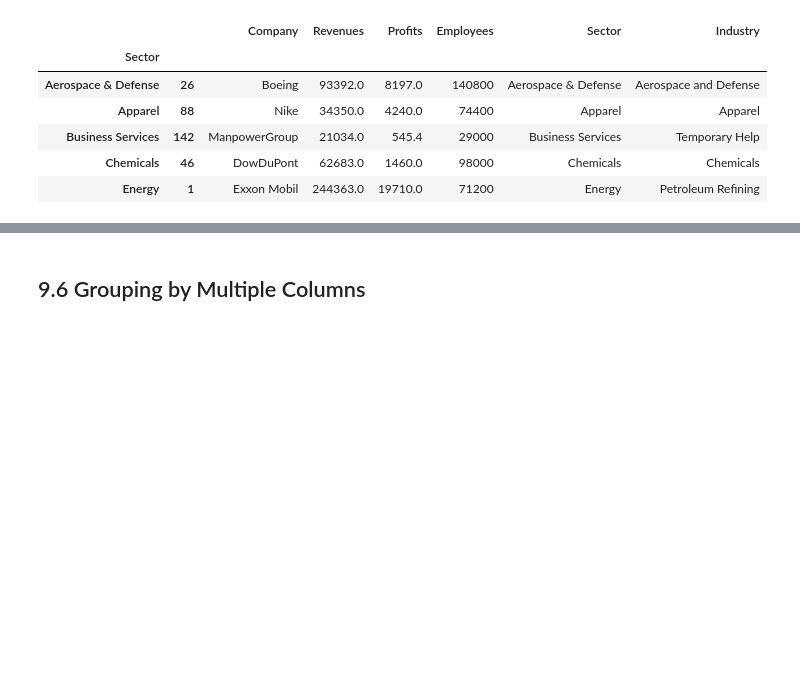
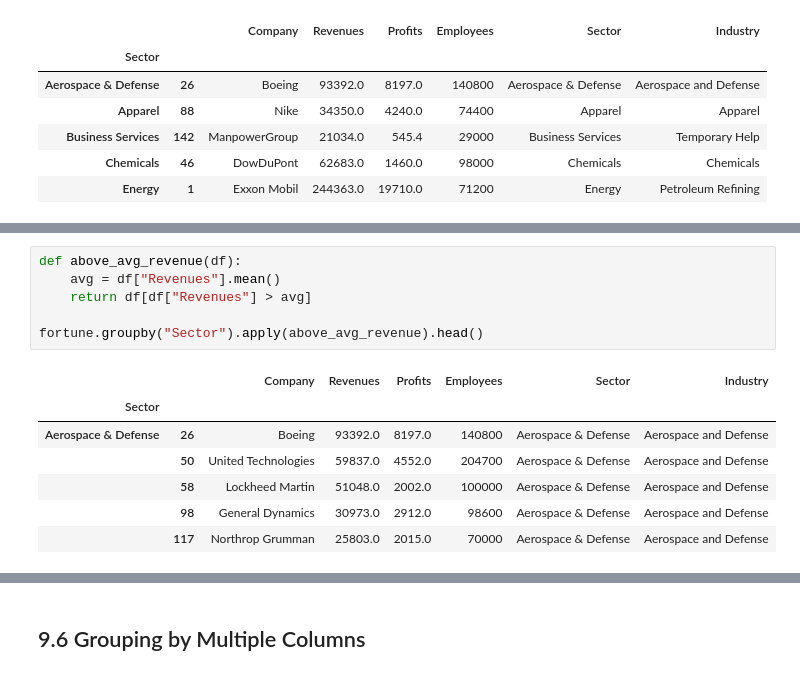
Before and after one commit to MinyaevAndrey/pandas-in-action, a Jupyter notebook: chapter_09_the_groupby_object/chapter_09_the_groupby_object.ipynb, the cells around one changed output, grey strips where cells are left out. Saved outputs shown, nothing was run; the diff lists cells and outputs as text; blank space fills up the shorter version.

```diff
--- a/chapter_09_the_groupby_object/chapter_09_the_groupby_object.ipynb
+++ b/chapter_09_the_groupby_object/chapter_09_the_groupby_object.ipynb
@@ -403,0 +429,14 @@ sectors.apply(get_largest_row).head()
+# %%
+def above_avg_revenue(df):
+    avg = df["Revenues"].mean()
+    return df[df["Revenues"] > avg]
+
+fortune.groupby("Sector").apply(above_avg_revenue).head()
+# %% [output]
+|  |  | Company | Revenues | Profits | Employees | Sector | Industry |
+| Sector |  |  |  |  |  |  |  |
+| Aerospace & Defense | 26 | Boeing | 93392.0 | 8197.0 | 140800 | Aerospace & Defense | Aerospace and Defense |
+|  | 50 | United Technologies | 59837.0 | 4552.0 | 204700 | Aerospace & Defense | Aerospace and Defense |
+|  | 58 | Lockheed Martin | 51048.0 | 2002.0 | 100000 | Aerospace & Defense | Aerospace and Defense |
+|  | 98 | General Dynamics | 30973.0 | 2912.0 | 98600 | Aerospace & Defense | Aerospace and Defense |
+|  | 117 | Northrop Grumman | 25803.0 | 2015.0 | 70000 | Aerospace & Defense | Aerospace and Defense |
```
Also changed, not shown: parts of 9 cells of this notebook.
